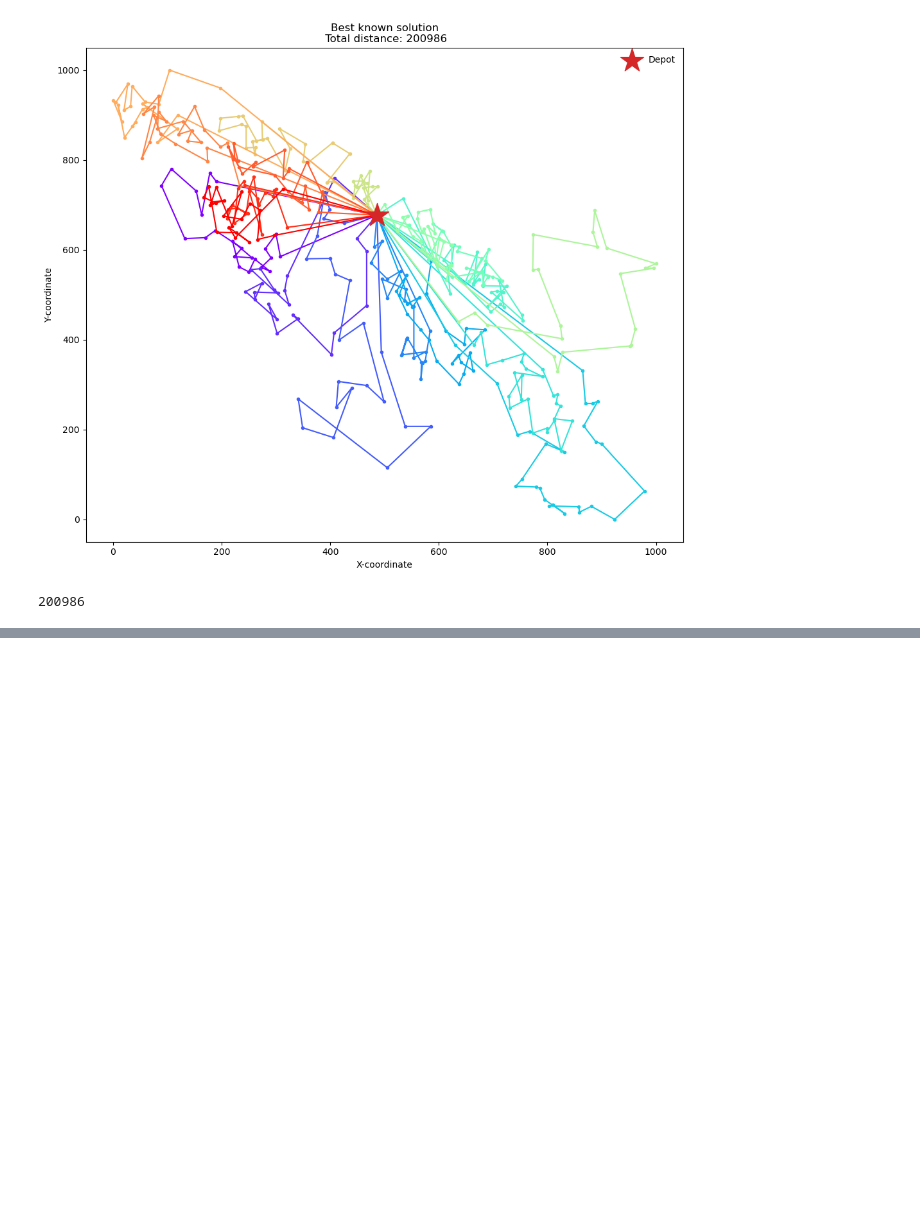
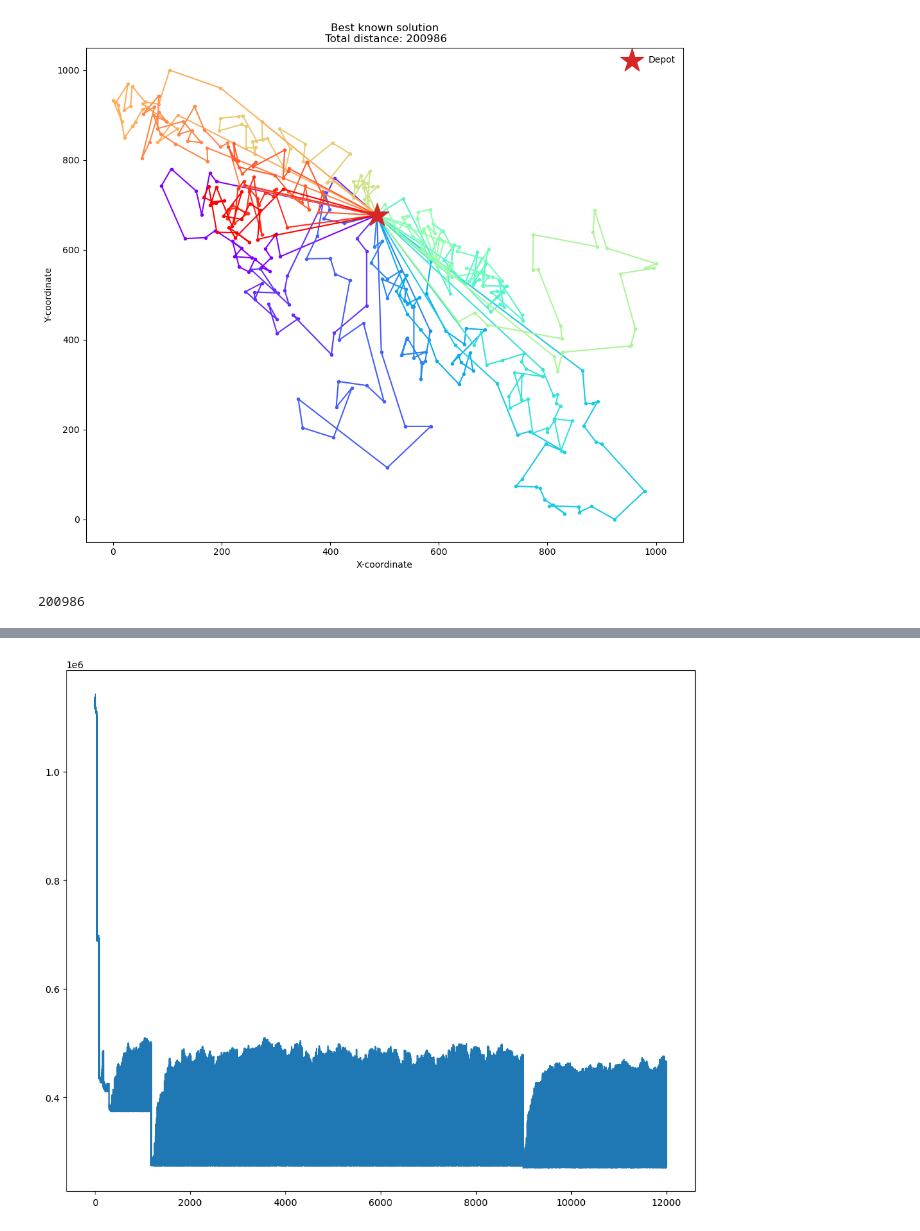
Before and after one commit to DiyanIvanov/Operations-research, a Jupyter notebook: genetic_algorithm_for_cvrp.ipynb, the cells around one changed output, grey strips where cells are left out. Saved outputs shown, nothing was run; the diff lists cells and outputs as text; code cells hidden in the pictures; blank space fills up the shorter version.

```diff
--- a/genetic_algorithm_for_cvrp.ipynb
+++ b/genetic_algorithm_for_cvrp.ipynb
@@ -298,0 +297,9 @@ plot_solution(s.bks, "GA solution")
+# %%
+def plot_objective(series):
+    fig, ax = plt.subplots(figsize=(12, 10))
+
+    ax.plot(series)
+# %%
+plot_objective([x for x in s.history])
+# %% [output]
+[figure, added]
```
Also changed, not shown: parts of 4 cells of this notebook.
